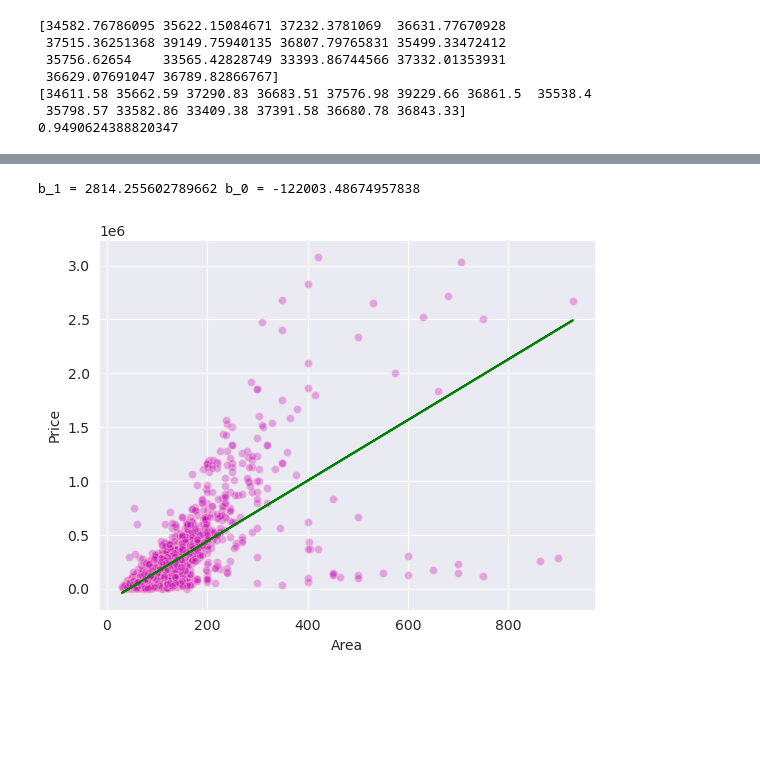
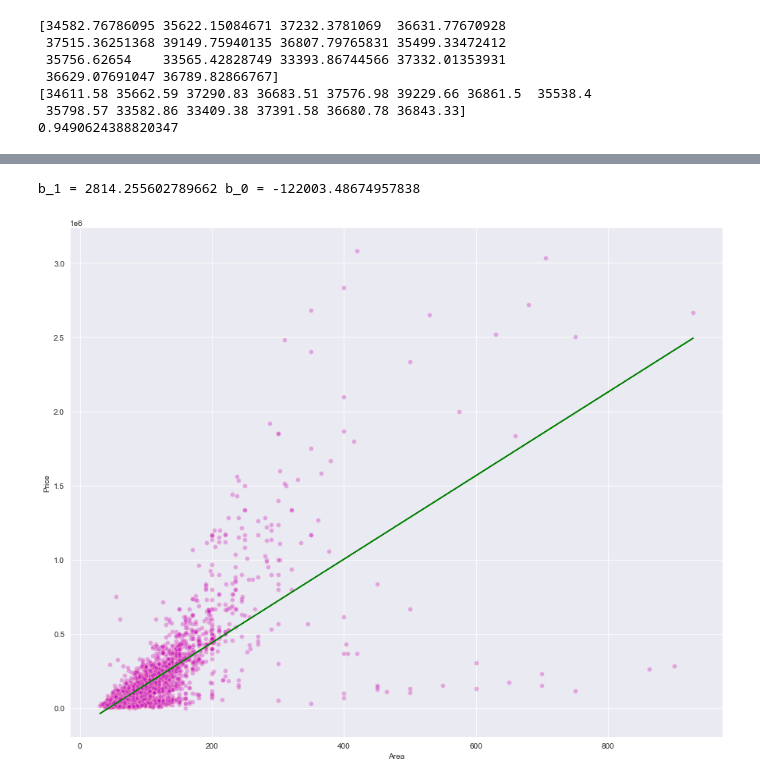
Before and after one commit to Fume5678/BigData_Course, a Jupyter notebook: lab_7/lab_7.ipynb, the cells around one changed output, grey strips where cells are left out. Cells and saved outputs as stored; diff of their text form; code cells hidden in the pictures; blank space fills up the shorter version.

```diff
--- a/lab_7/lab_7.ipynb
+++ b/lab_7/lab_7.ipynb
@@ -107,30 +102,31 @@ None
 # %%
 x = np.array(df["Area"], type(float))
 y = np.array(df["Price(USD)"], type(float))
 
 # x = np.array([0, 1, 2, 3, 4, 5, 6, 7 , 8, 9])
 # y = np.array([1, 3, 2, 5, 7, 8, 8, 9, 10, 12])
 
 n = x.size
 
 m_x = np.mean(x)
 m_y = np.mean(y)
 
 ss_xy = np.sum(y * x) - n * m_y * m_x
 ss_xx = np.sum(x * x) - n * m_x * m_x
 
 b_1 = ss_xy / ss_xx
 b_0 = m_y - b_1 * m_x
 
 print(f"b_1 = {b_1} b_0 = {b_0}")
 
+plt.figure(figsize=(15, 12))
 plt.scatter(x, y, color="m", marker="o", s=30, alpha=0.3, edgecolors="pink")
 y_pred = b_0 + b_1 * x
 
 plt.plot(x, y_pred, color="g")
 plt.xlabel("Area")
 plt.ylabel("Price")
 plt.show()
 # %% [output]
 b_1 = 2814.255602789662 b_0 = -122003.48674957838
-[figure, old version]
+[figure, new version]
```
Also changed, not shown: parts of 3 cells of this notebook, 2 other files.
